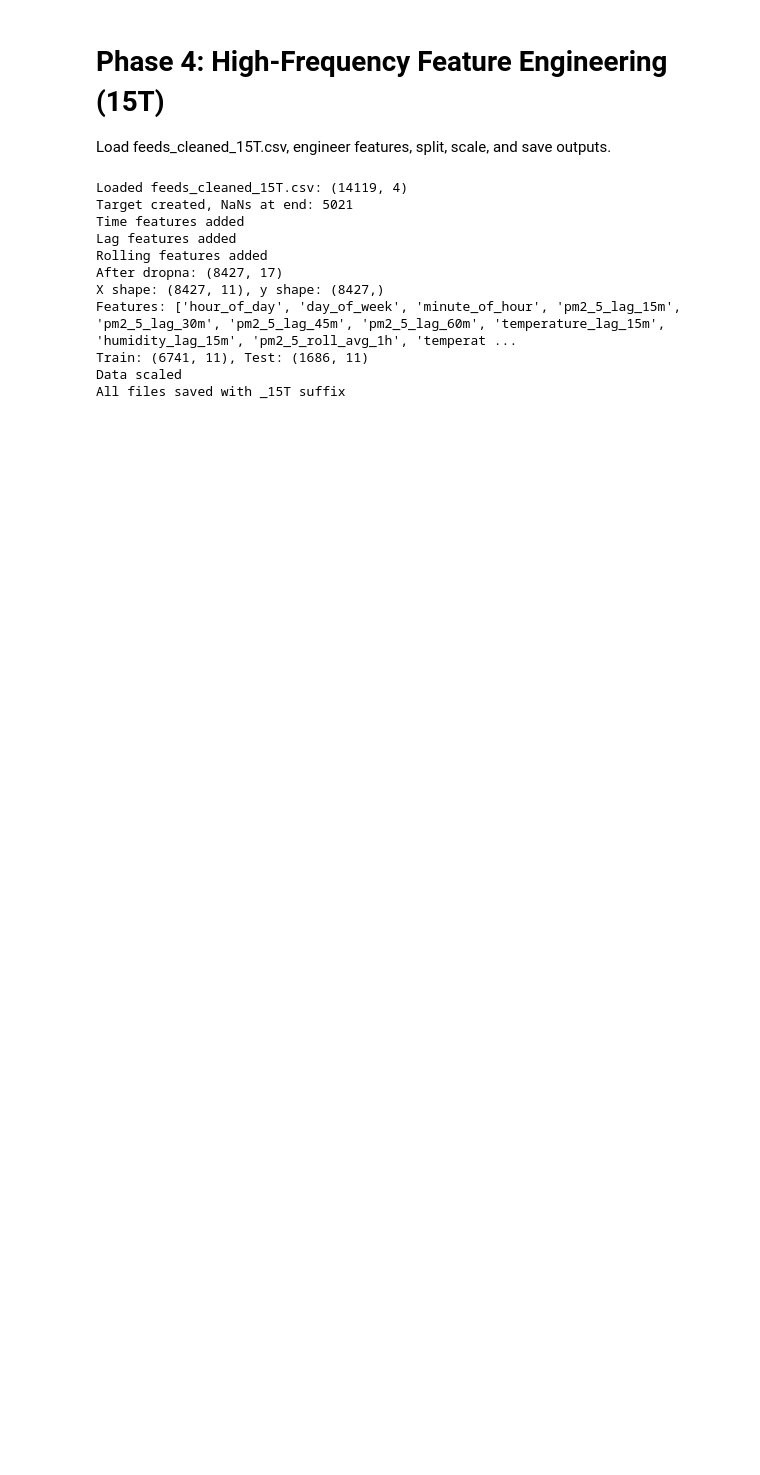
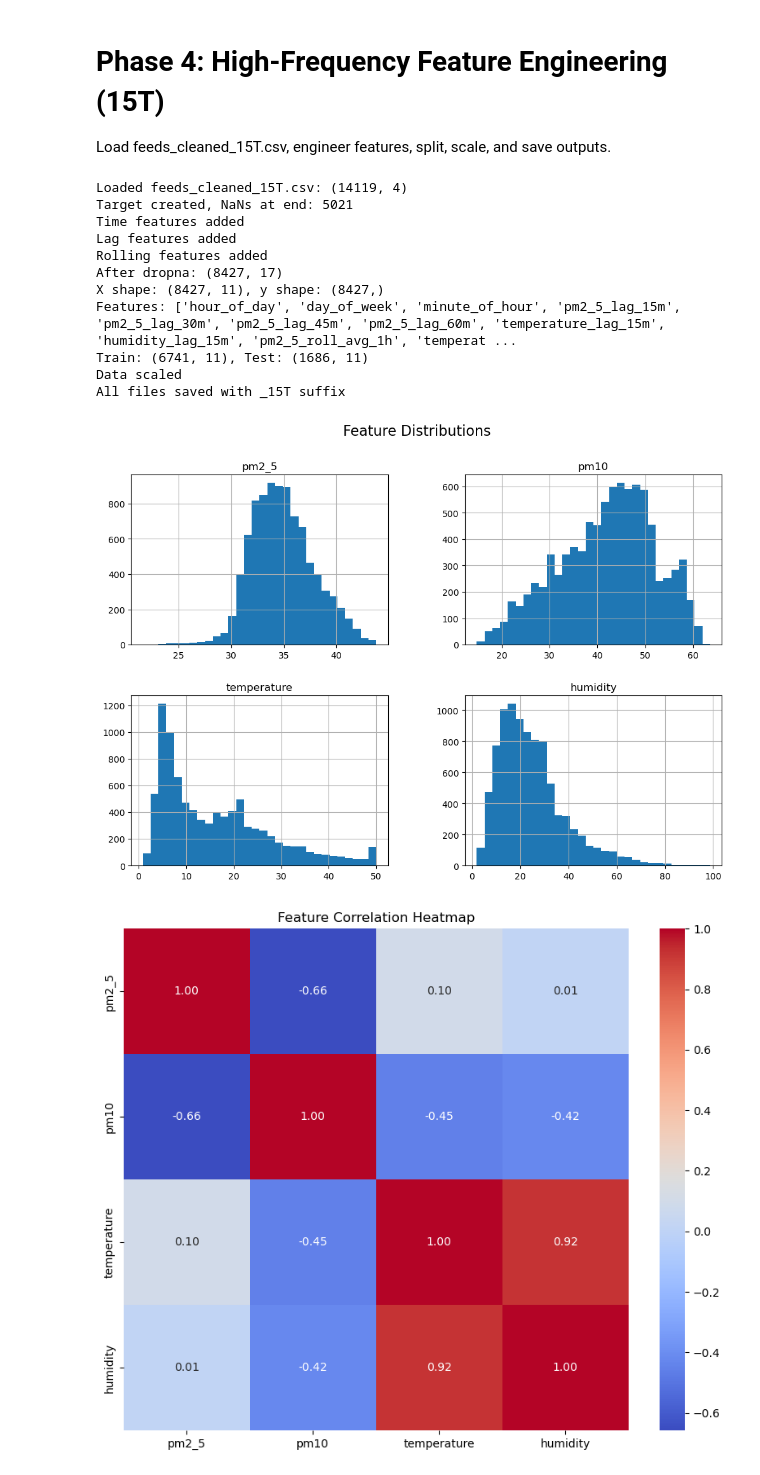
Before and after one commit to Kamalbura/final_year, a Jupyter notebook: phase4_high_frequency.ipynb, the cells around one changed output. Cells and saved outputs as stored; diff of their text form; code cells hidden in the pictures; blank space fills up the shorter version.

Commit message:
Enhancement: Added visualizations for feature analysis and train-test split validation in phase4_high_frequency.ipynb.

```diff
--- a/phase4_high_frequency.ipynb
+++ b/phase4_high_frequency.ipynb
@@ -85,3 +85,36 @@ Features: ['hour_of_day', 'day_of_week', 'minute_of_hour', 'pm2_5_lag_15m', 'pm2
 Train: (6741, 11), Test: (1686, 11)
 Data scaled
 All files saved with _15T suffix
+# %%
+# Visualize feature distributions
+import matplotlib.pyplot as plt
+import seaborn as sns
+
+# Define sensor columns
+sensor_cols = ['pm2_5', 'pm10', 'temperature', 'humidity']
+
+# Plot feature distributions
+df[sensor_cols].hist(figsize=(12, 8), bins=30)
+plt.suptitle('Feature Distributions', fontsize=16)
+plt.show()
+
+# Correlation heatmap
+corr = df[sensor_cols].corr()
+plt.figure(figsize=(10, 8))
+sns.heatmap(corr, annot=True, fmt='.2f', cmap='coolwarm')
+plt.title('Feature Correlation Heatmap')
+plt.show()
+
+# Train-test split validation
+plt.figure(figsize=(12, 6))
+plt.plot(y_train.values[:200], label='Train Target (First 200)', alpha=0.7)
+plt.plot(range(len(y_train), len(y_train) + 200), y_test.values[:200], label='Test Target (First 200)', alpha=0.7)
+plt.xlabel('Sample Index')
+plt.ylabel('PM2.5')
+plt.title('Train-Test Split Validation')
+plt.legend()
+plt.grid(True)
+plt.show()
+# %% [output]
+[figure, added]
+[figure, added]
```
Also changed, not shown: parts of 1 cell of this notebook.
